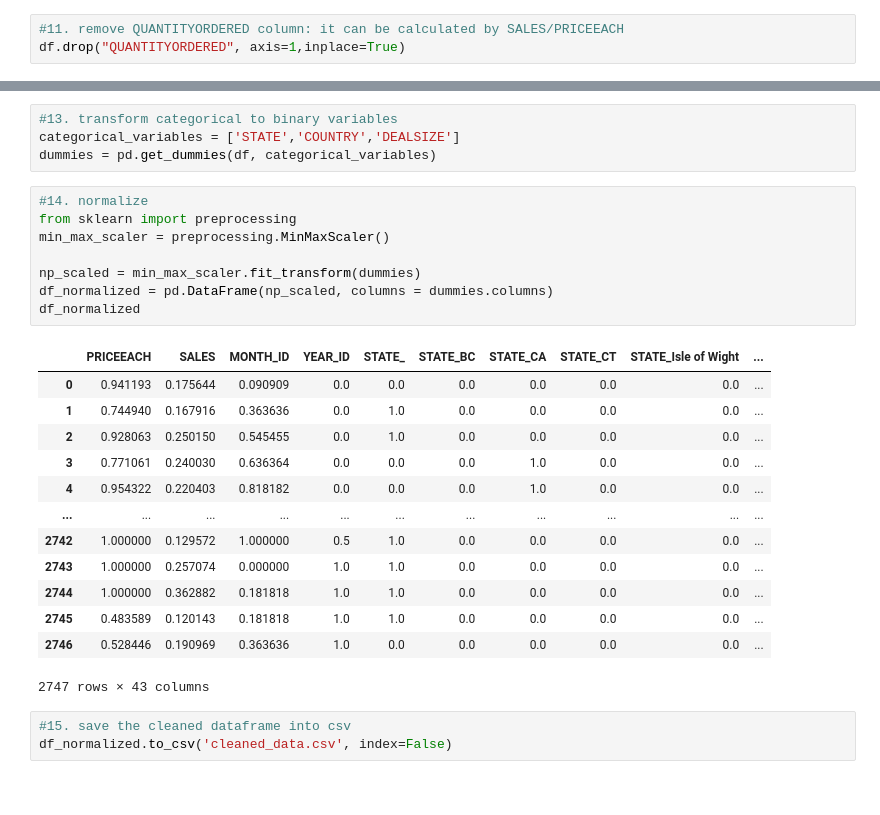
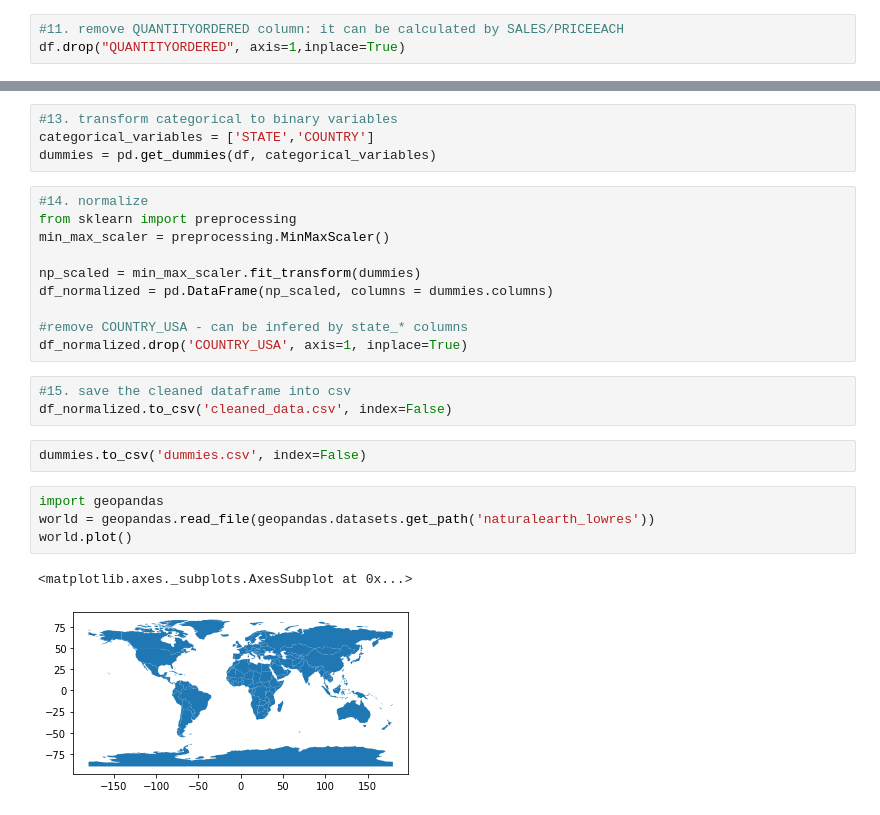
Before and after one commit to rootstrap/ml-training, a Jupyter notebook: data_cleaning.ipynb, the cells around one changed output, grey strips where cells are left out. Drawn from its saved outputs; the diff is of its cells as text.

Commit message:
add classification and world map

```diff
--- a/data_cleaning.ipynb
+++ b/data_cleaning.ipynb
@@ -142,6 +147,6 @@ df.head()
 # %%
 #13. transform categorical to binary variables
-categorical_variables = ['STATE','COUNTRY','DEALSIZE']
+categorical_variables = ['STATE','COUNTRY']
 dummies = pd.get_dummies(df, categorical_variables)
 # %%
 #14. normalize
@@ -150,21 +155,18 @@ min_max_scaler = preprocessing.MinMaxScaler()
 
 np_scaled = min_max_scaler.fit_transform(dummies)
 df_normalized = pd.DataFrame(np_scaled, columns = dummies.columns)
-df_normalized
+
+#remove COUNTRY_USA - can be infered by state_* columns
+df_normalized.drop('COUNTRY_USA', axis=1, inplace=True)
-# %% [output]
-|  | PRICEEACH | SALES | MONTH_ID | YEAR_ID | STATE_ | STATE_BC | STATE_CA | STATE_CT | STATE_Isle of Wight | ... |
-| 0 | 0.941193 | 0.175644 | 0.090909 | 0.0 | 0.0 | 0.0 | 0.0 | 0.0 | 0.0 | ... |
-| 1 | 0.744940 | 0.167916 | 0.363636 | 0.0 | 1.0 | 0.0 | 0.0 | 0.0 | 0.0 | ... |
-| 2 | 0.928063 | 0.250150 | 0.545455 | 0.0 | 1.0 | 0.0 | 0.0 | 0.0 | 0.0 | ... |
-| 3 | 0.771061 | 0.240030 | 0.636364 | 0.0 | 0.0 | 0.0 | 1.0 | 0.0 | 0.0 | ... |
-| 4 | 0.954322 | 0.220403 | 0.818182 | 0.0 | 0.0 | 0.0 | 1.0 | 0.0 | 0.0 | ... |
-| ... | ... | ... | ... | ... | ... | ... | ... | ... | ... | ... |
-| 2742 | 1.000000 | 0.129572 | 1.000000 | 0.5 | 1.0 | 0.0 | 0.0 | 0.0 | 0.0 | ... |
-| 2743 | 1.000000 | 0.257074 | 0.000000 | 1.0 | 1.0 | 0.0 | 0.0 | 0.0 | 0.0 | ... |
-| 2744 | 1.000000 | 0.362882 | 0.181818 | 1.0 | 1.0 | 0.0 | 0.0 | 0.0 | 0.0 | ... |
-| 2745 | 0.483589 | 0.120143 | 0.181818 | 1.0 | 1.0 | 0.0 | 0.0 | 0.0 | 0.0 | ... |
-| 2746 | 0.528446 | 0.190969 | 0.363636 | 1.0 | 0.0 | 0.0 | 0.0 | 0.0 | 0.0 | ... |
-2747 rows × 43 columns
 # %%
 #15. save the cleaned dataframe into csv
 df_normalized.to_csv('cleaned_data.csv', index=False)
+# %%
+dummies.to_csv('dummies.csv', index=False)
+# %%
+import geopandas
+world = geopandas.read_file(geopandas.datasets.get_path('naturalearth_lowres'))
+world.plot()
+# %% [output]
+<matplotlib.axes._subplots.AxesSubplot at 0x...>
+[figure, added]
```
Also changed, not shown: parts of 7 cells of this notebook, 4 other files.
